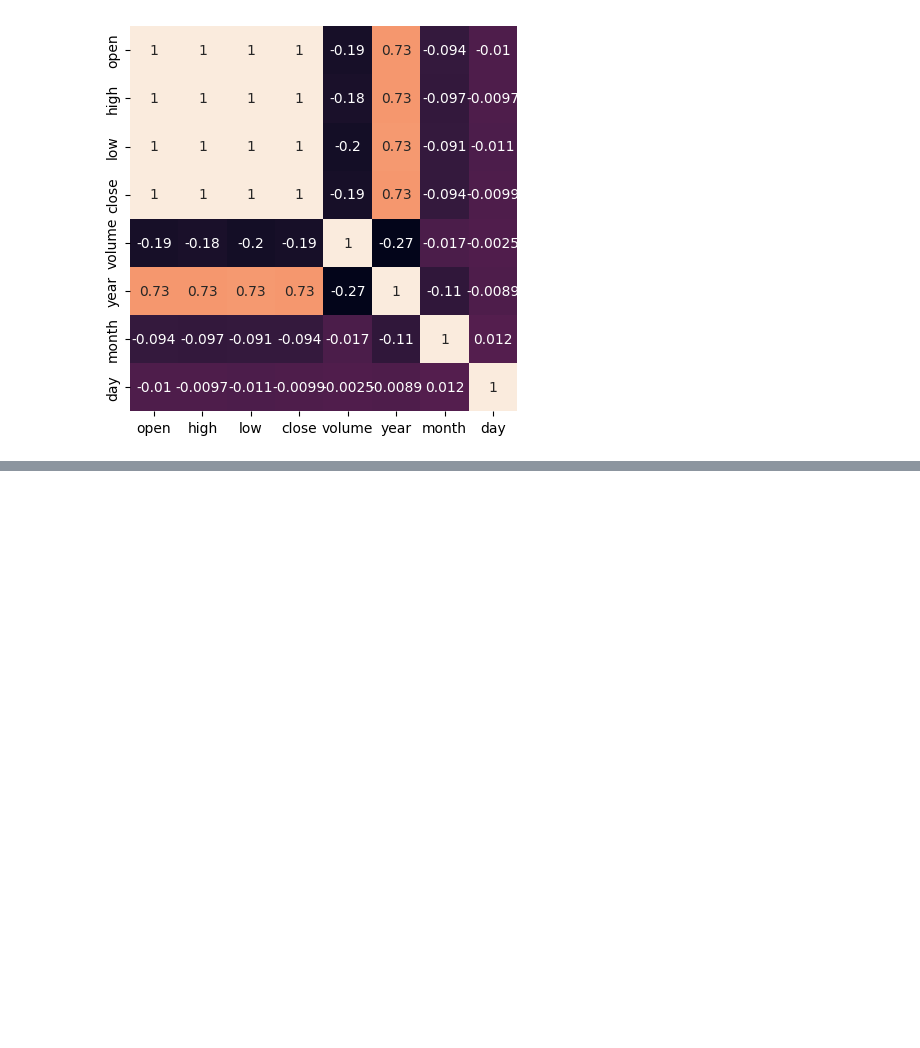
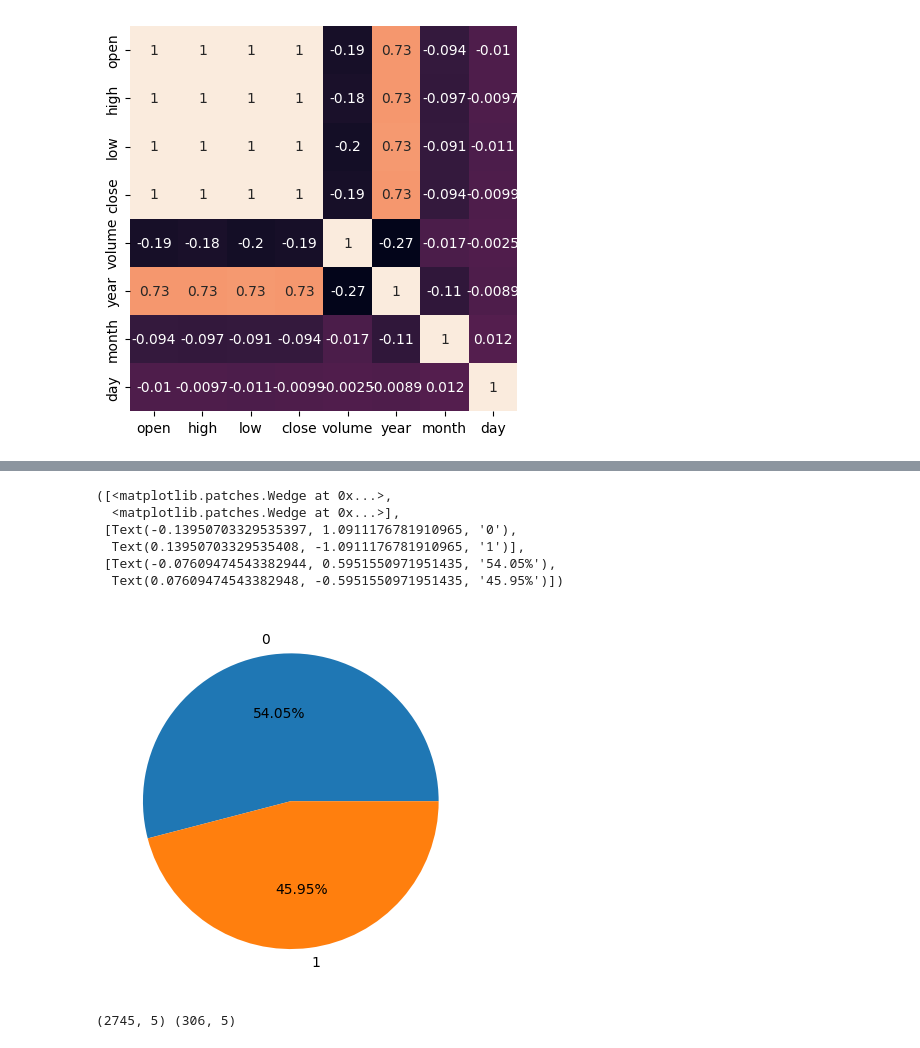
Before and after one commit to hristo-darlyanov/CryptoTradingMLPredictor, a Jupyter notebook: main.ipynb, the cells around one changed output, grey strips where cells are left out. Saved outputs shown, nothing was run; the diff lists cells and outputs as text; code cells hidden in the pictures; blank space fills up the shorter version.

Commit message:
Training ml model

```diff
--- a/main.ipynb
+++ b/main.ipynb
@@ -140,0 +159,3 @@ plt.show()
+# %%
+df['target'] = np.where(df['close'].shift(-1) > df['close'], 1, 0)
+df
@@ -140,0 +176,21 @@ plt.show()
+# %%
+plt.pie(df['target'].value_counts().values, labels=[0,1], autopct="%.2f%%")
+# %% [output]
+([<matplotlib.patches.Wedge at 0x...>,
+  <matplotlib.patches.Wedge at 0x...>],
+ [Text(-0.13950703329535397, 1.0911176781910965, '0'),
+  Text(0.13950703329535408, -1.0911176781910965, '1')],
+ [Text(-0.07609474543382944, 0.5951550971951435, '54.05%'),
+  Text(0.07609474543382948, -0.5951550971951435, '45.95%')])
+[figure, added]
+# %%
+features = df[['open', 'high', 'low', 'close', 'volume']]
+target = df['target']
+
+scaler = StandardScaler()
+features = scaler.fit_transform(features)
+
+X_train, X_test, Y_train, Y_test = train_test_split(features, target, test_size=0.1, random_state=2022)
+print(X_train.shape, X_test.shape)
+# %% [output]
+(2745, 5) (306, 5)
```
Also changed, not shown: parts of 6 cells of this notebook.
